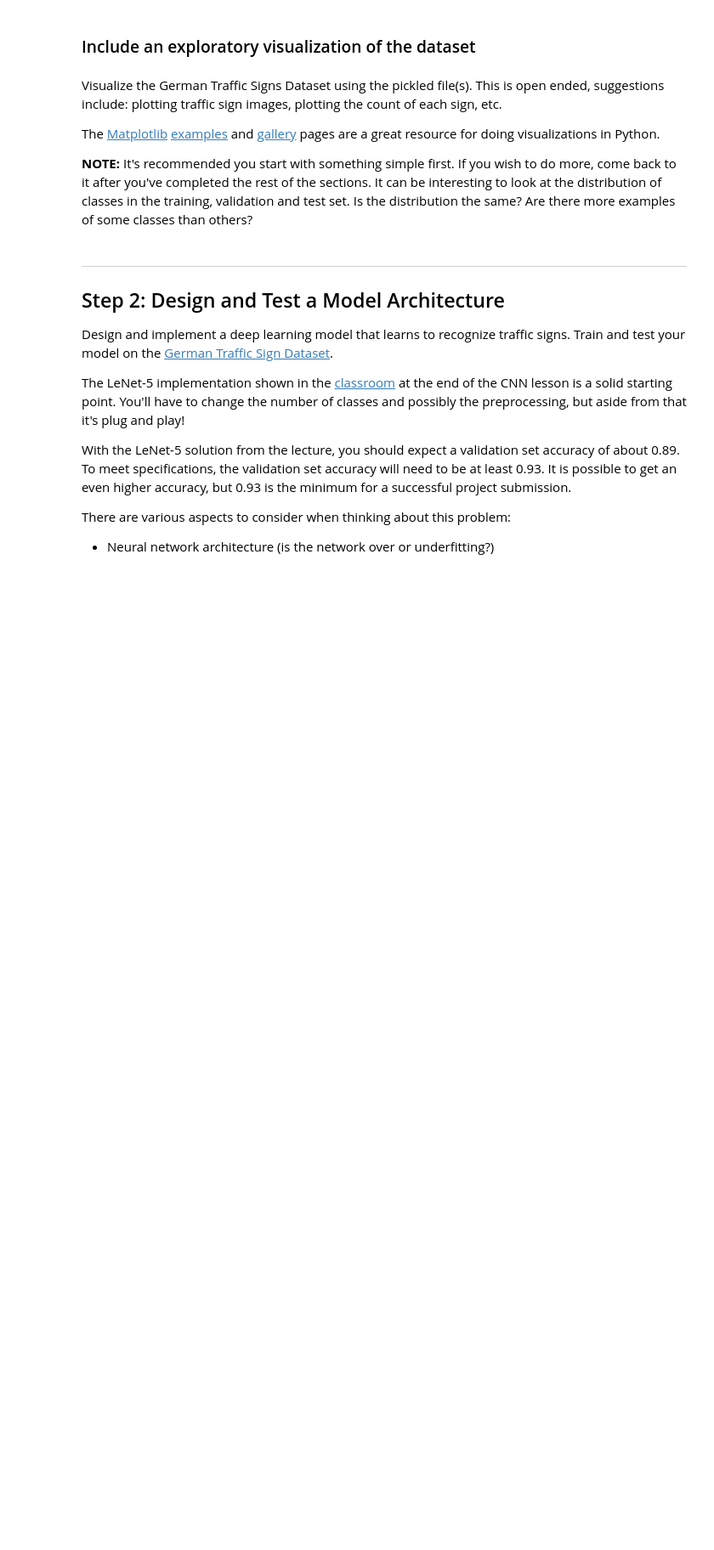
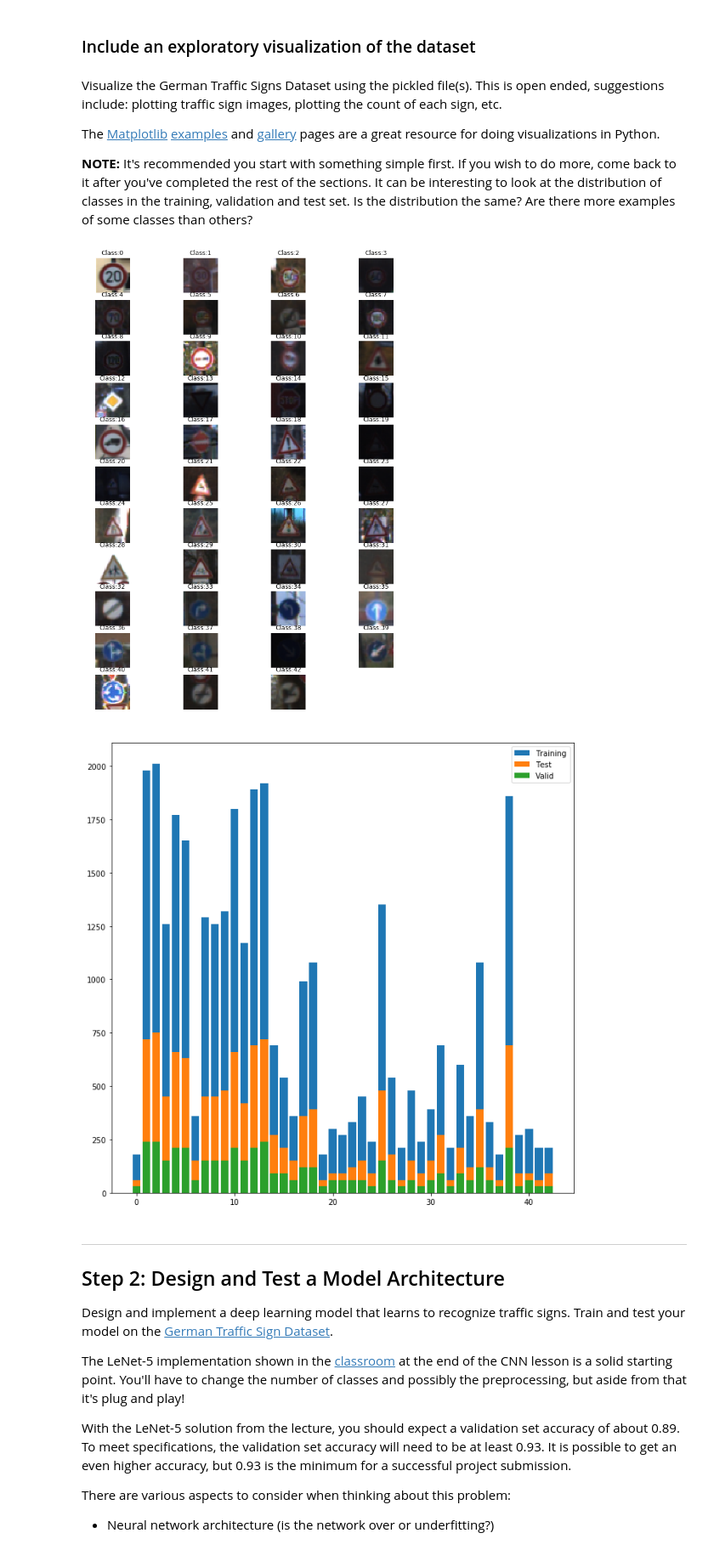
Before and after one commit to willog11/CarND-Traffic-Sign-Classifier-Project, a Jupyter notebook: Traffic_Sign_Classifier.ipynb, the cells around one changed output. Shown at 85% size. Drawn from its saved outputs; the diff is of its cells as text; code cells hidden in the pictures; blank space fills up the shorter version.

```diff
--- a/Traffic_Sign_Classifier.ipynb
+++ b/Traffic_Sign_Classifier.ipynb
@@ -101,3 +97,37 @@ import matplotlib.pyplot as plt
+# %%
+### Data exploration visualization code goes here.
+### Feel free to use as many code cells as needed.
+import matplotlib.pyplot as plt
+# Visualizations will be shown in the notebook.
+%matplotlib inline
+
+num_of_samples_train = []
+num_of_samples_valid = []
+num_of_samples_test = []
+plt.figure(figsize=(12, 16.5))
+for i in range(n_classes):
+    plt.subplot(11, 4, i+1)
+    x_train_selected = X_train[y_train == i]
+    x_valid_selected = X_valid[y_valid == i]
+    x_test_selected = X_test[y_test == i]
+    num_of_samples_train.append(len(x_train_selected))
+    num_of_samples_valid.append(len(x_valid_selected))
+    num_of_samples_test.append(len(x_test_selected))
+    plt.imshow(x_train_selected[0,:,:,:])
+    plt.title("Class:"+str(i))
+    plt.axis('off')
+plt.show()
+
+labels = range(0, n_classes)
+plt.figure(figsize=(11, 11))
+plt.bar(labels, num_of_samples_train)
+plt.bar(labels, num_of_samples_test)
+plt.bar(labels, num_of_samples_valid)
+plt.legend(["Training","Test","Valid"])
+plt.show()
+# %% [output]
+[figure, added]
+[figure, added]
 # %% [markdown]
 ----
 
```
Also changed, not shown: parts of 2 cells of this notebook.
